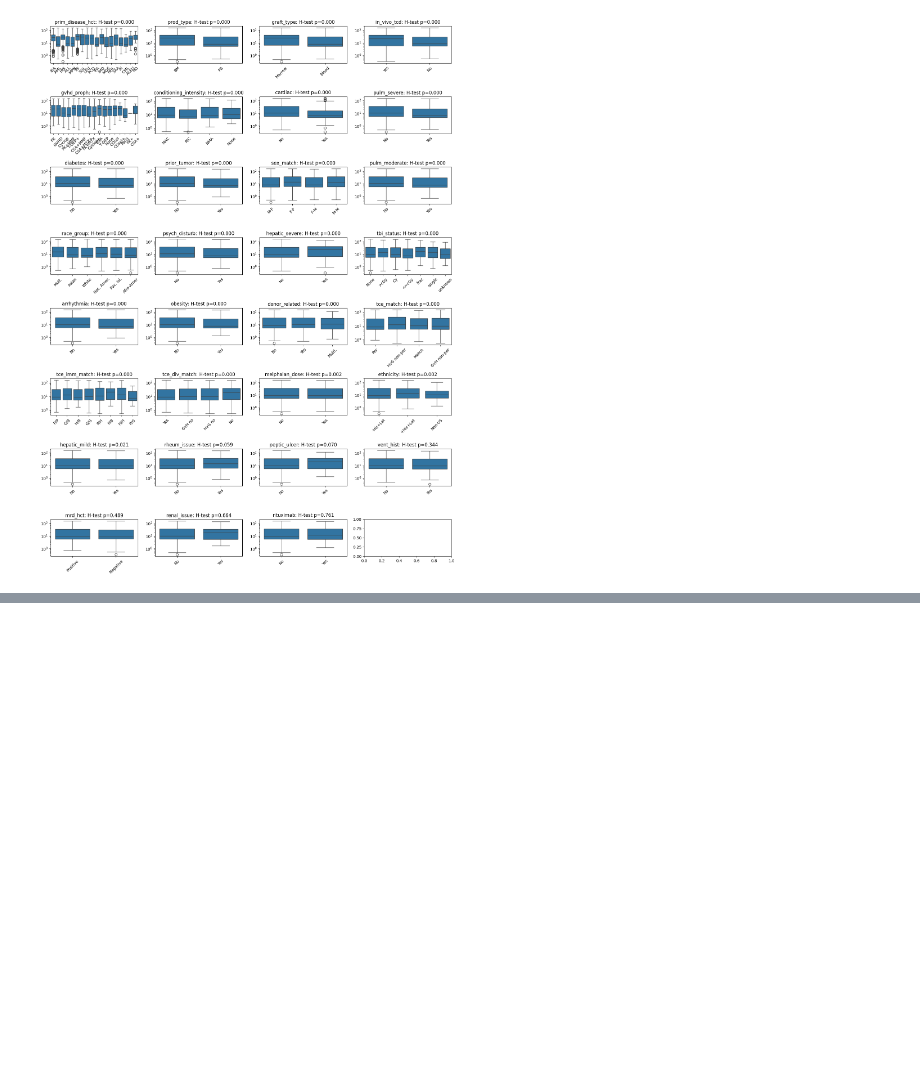
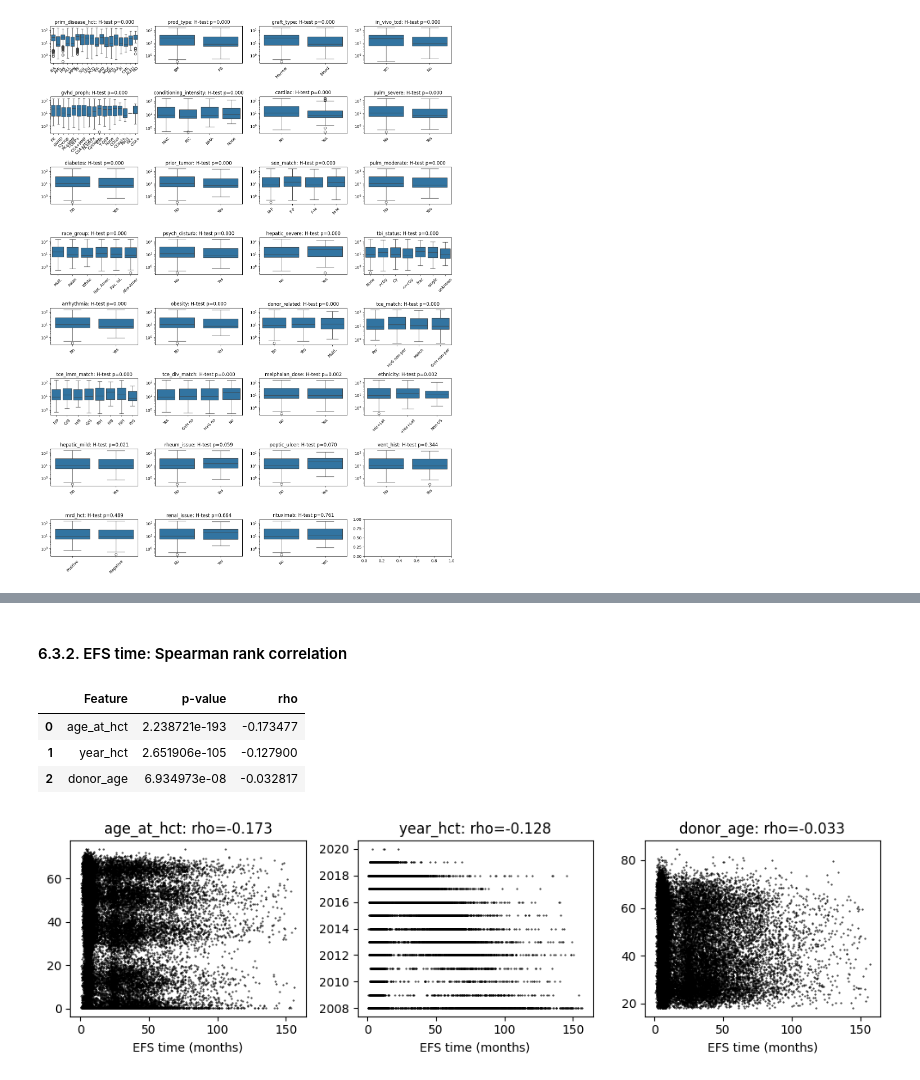
Before and after one commit to gperdrizet/HSCT_survival, a Jupyter notebook: notebooks/01.1-EDA_feature_inspection.ipynb, the cells around one changed output, grey strips where cells are left out. Saved outputs shown, nothing was run; the diff lists cells and outputs as text; code cells hidden in the pictures; blank space fills up the shorter version.

```diff
--- a/notebooks/01.1-EDA_feature_inspection.ipynb
+++ b/notebooks/01.1-EDA_feature_inspection.ipynb
@@ -772,0 +927,37 @@ fig.tight_layout()
+# %% [markdown]
+#### 6.3.2. EFS time: Spearman rank correlation
+# %%
+spearman_results={
+    'Feature': [],
+    'p-value': [],
+    'rho': []
+}
+
+for feature in feature_types['Interval']:
+    spearman_result=spearmanr(data_df['efs_time'], data_df[feature], nan_policy='omit')
+    spearman_results['Feature'].append(feature)
+    spearman_results['p-value'].append(spearman_result.pvalue)
+    spearman_results['rho'].append(spearman_result.statistic)
+
+spearman_results_df=pd.DataFrame.from_dict(spearman_results)
+spearman_results_df.sort_values('rho', inplace=True, ascending=True)
+spearman_results_df.reset_index(inplace=True, drop=True)
+spearman_results_df.head()
+# %% [output]
+|  | Feature | p-value | rho |
+| 0 | age_at_hct | 2.238721e-193 | -0.173477 |
+| 1 | year_hct | 2.651906e-105 | -0.127900 |
+| 2 | donor_age | 6.934973e-08 | -0.032817 |
+# %%
+fig, axs=plt.subplots(1, 3, figsize=(10,3))
+axs=axs.flatten()
+
+for i, row in spearman_results_df.iterrows():
+    axs[i].scatter(data_df['efs_time'], data_df[row['Feature']], color='black', s=0.2)
+    axs[i].set_title(f"{row['Feature']}: rho={row['rho']:.3f}")
+    axs[i].set_xlabel('EFS time (months)')
+    axs[i].set_ylabel('')
+
+fig.tight_layout()
+# %% [output]
+[figure, added]
```
Also changed, not shown: parts of 11 cells of this notebook.
